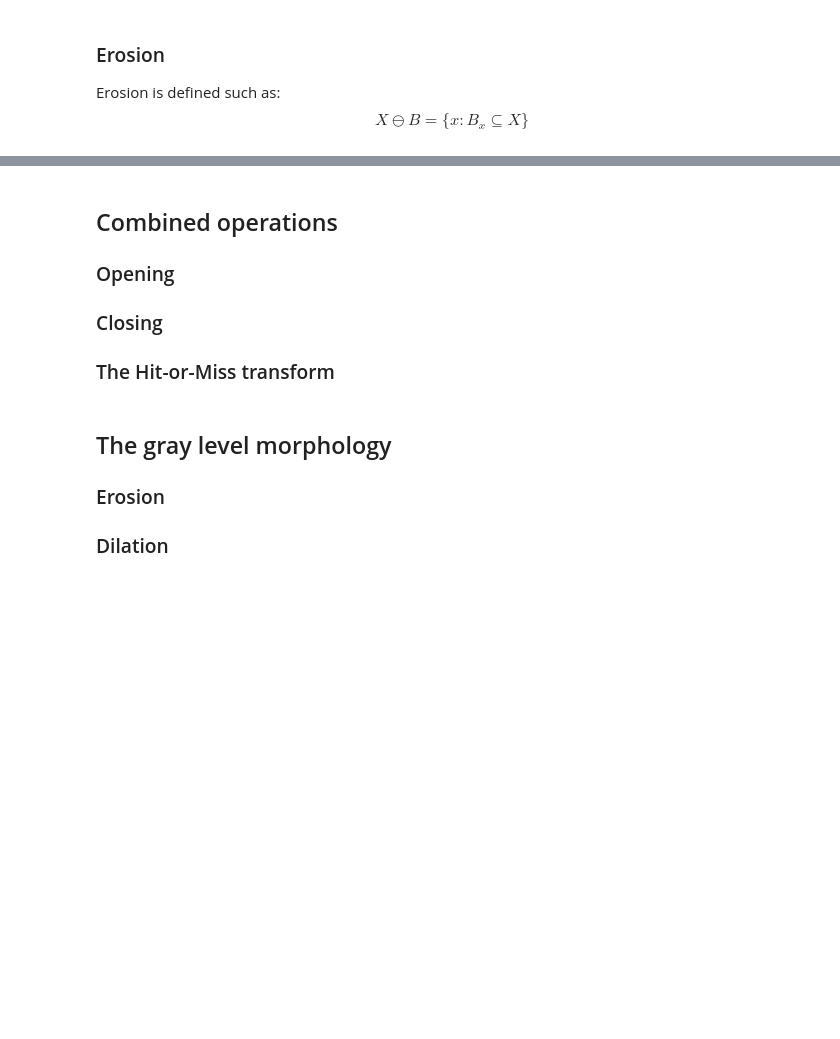
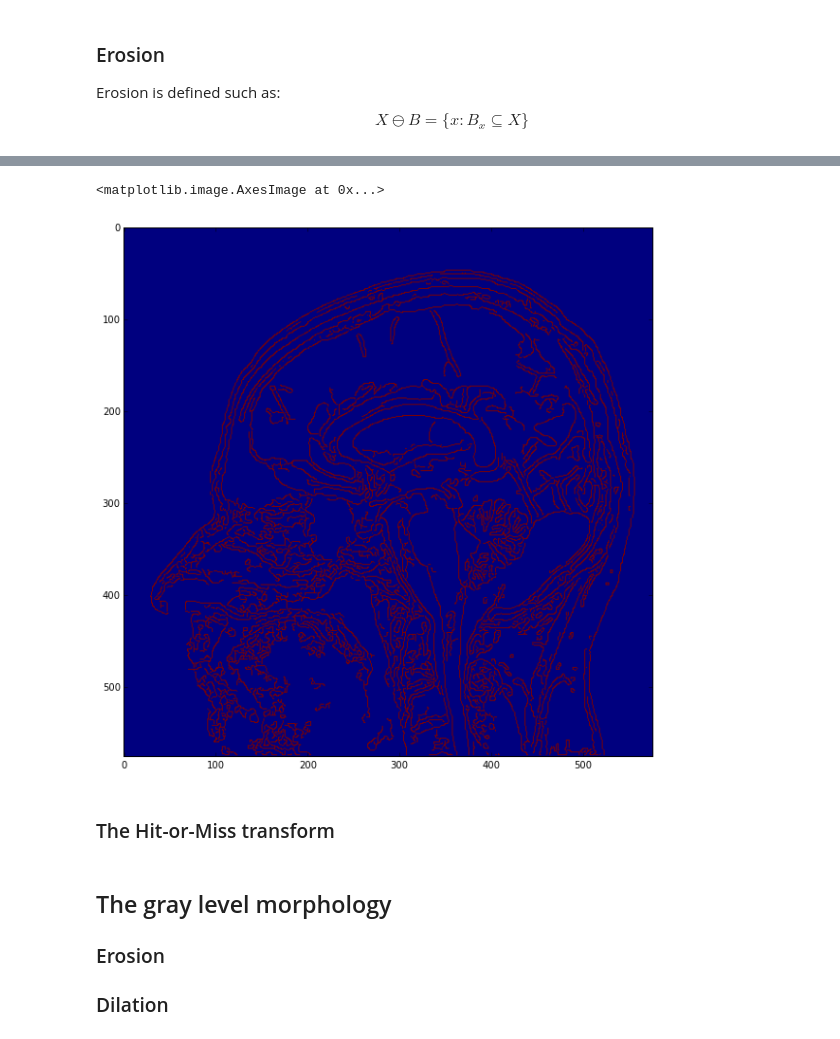
Before and after one commit to odebeir/info-h-500-501, a Jupyter notebook: 05-Morphomathematics/01-Operators.ipynb, the cells around one changed output, grey strips where cells are left out. Saved outputs shown, nothing was run; the diff lists cells and outputs as text; code cells hidden in the pictures; blank space fills up the shorter version.

```diff
--- a/05-Morphomathematics/01-Operators.ipynb
+++ b/05-Morphomathematics/01-Operators.ipynb
@@ -74,7 +138,17 @@ $$X \ominus B = \{x : B_x \subseteq X  \}$$
+# %%
+from skimage.io import imread
+from skimage.filters import gaussian_filter
+from skimage import feature
+
+ct = imread('https://upload.wikimedia.org/wikipedia/commons/5/5f/MRI_EGC_sagittal.png')
+canny = feature.canny(ct[:,:,0],low_threshold=.1*255,high_threshold=.4*255)
+
+plt.figure(figsize=[10,10])
+plt.imshow(canny)
+# %% [output]
+<matplotlib.image.AxesImage at 0x...>
+[figure, added]
 # %% [markdown]
-## Combined operations
-### Opening
-### Closing
 ### The Hit-or-Miss transform
 # %% [markdown]
 ## The gray level morphology
```
Also changed, not shown: parts of 4 cells of this notebook, 1 other file.
